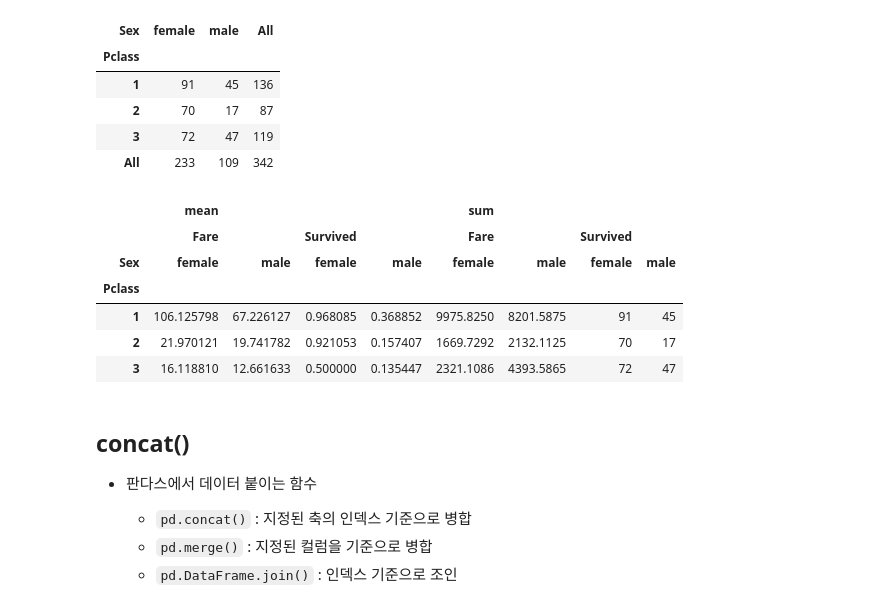
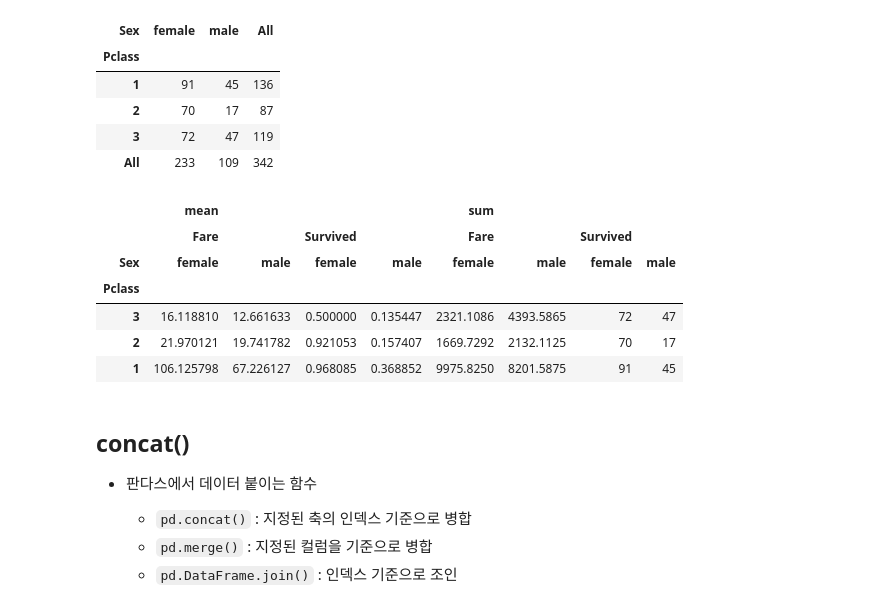
Before and after one commit to motorio0829/Programming-for-AI-25-1, a Jupyter notebook: lecturenote/판다스2.ipynb, the cells around one changed output. Saved outputs shown, nothing was run; the diff lists cells and outputs as text; code cells hidden in the pictures.

```diff
--- a/lecturenote/판다스2.ipynb
+++ b/lecturenote/판다스2.ipynb
@@ -1333,15 +1333,16 @@ data.pivot_table("Survived", index="Pclass", columns="Sex", aggfunc="sum", margi
 | 3 | 72 | 47 | 119 |
 | All | 233 | 109 | 342 |
 # %%
-data.pivot_table(["Survived", "Fare"], index="Pclass", columns="Sex", aggfunc=["mean", "sum"])
+data.pivot_table(["Survived", "Fare"], index="Pclass", columns="Sex", aggfunc=["mean", "sum"]).sort_values(by = ('mean', 'Fare', 'female'), ascending = 1)
+# 피벗테이블 정렬하기
 # %% [output]
 |  | mean |  |  |  | sum |  |  |  |
 |  | Fare |  | Survived |  | Fare |  | Survived |  |
 | Sex | female | male | female | male | female | male | female | male |
 | Pclass |  |  |  |  |  |  |  |  |
+| 3 | 16.118810 | 12.661633 | 0.500000 | 0.135447 | 2321.1086 | 4393.5865 | 72 | 47 |
+| 2 | 21.970121 | 19.741782 | 0.921053 | 0.157407 | 1669.7292 | 2132.1125 | 70 | 17 |
 | 1 | 106.125798 | 67.226127 | 0.968085 | 0.368852 | 9975.8250 | 8201.5875 | 91 | 45 |
-| 2 | 21.970121 | 19.741782 | 0.921053 | 0.157407 | 1669.7292 | 2132.1125 | 70 | 17 |
-| 3 | 16.118810 | 12.661633 | 0.500000 | 0.135447 | 2321.1086 | 4393.5865 | 72 | 47 |
 # %% [markdown]
 ## concat()
 
```
Also changed, not shown: parts of 2 cells of this notebook.
